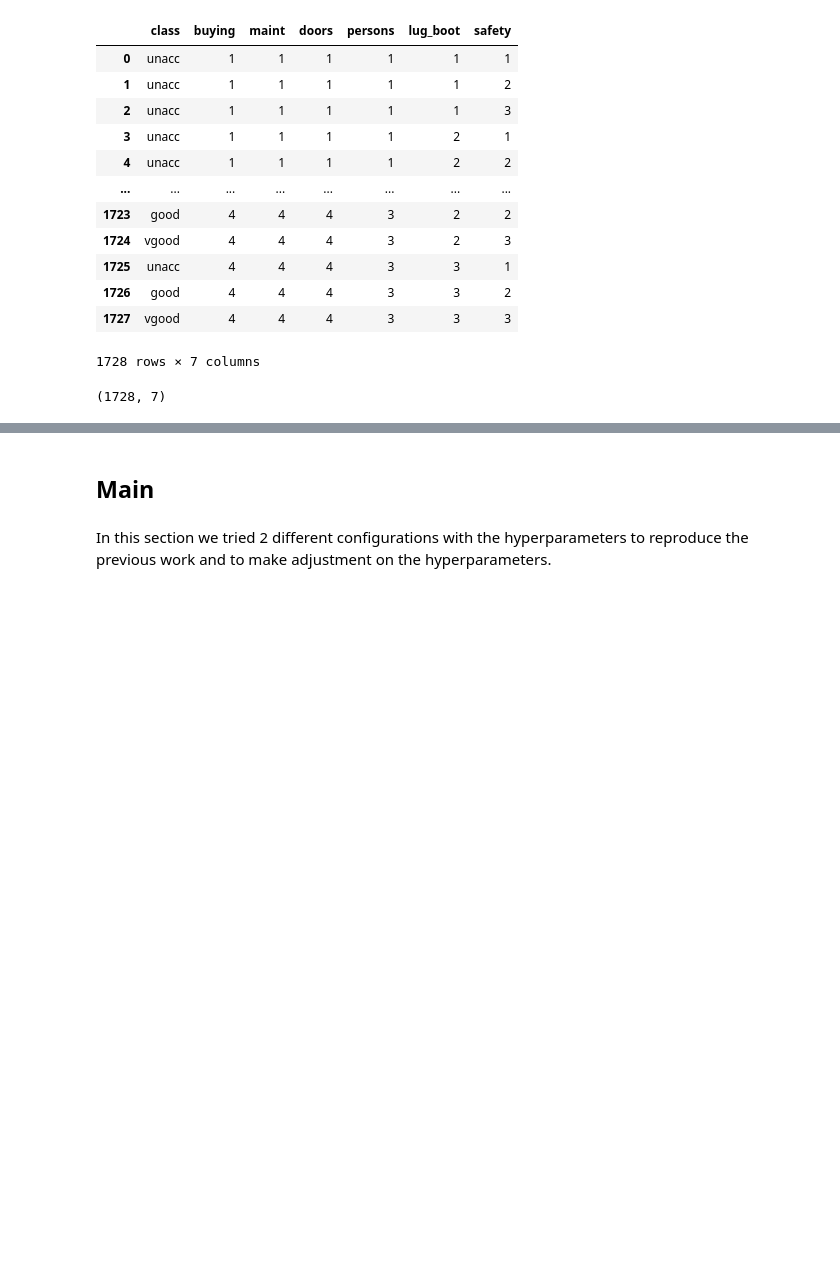
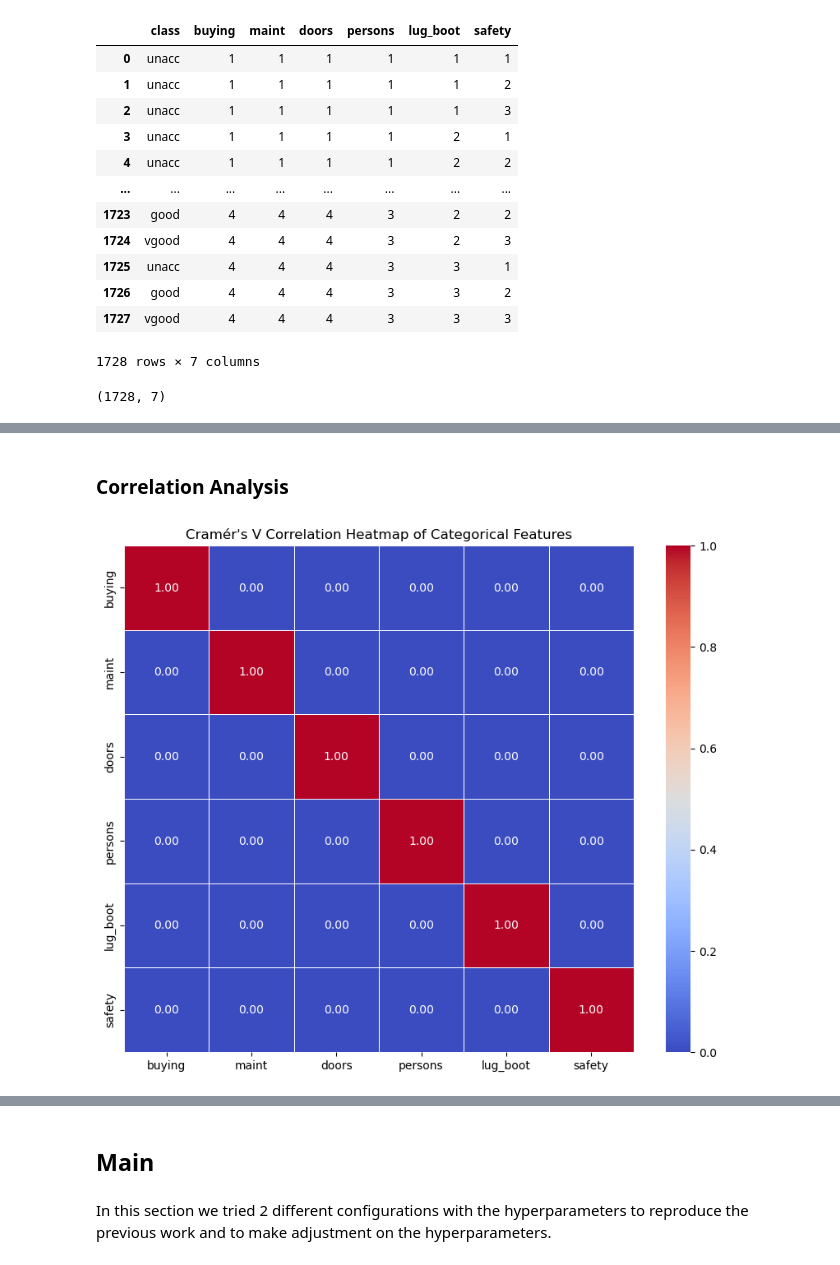
Before and after one commit to Drowsywolf/data2060, a Jupyter notebook: src/Report for Team Loading... .ipynb, the cells around one changed output, grey strips where cells are left out. Cells and saved outputs as stored; diff of their text form; code cells hidden in the pictures; blank space fills up the shorter version.

```diff
--- a/src/Report for Team Loading... .ipynb
+++ b/src/Report for Team Loading... .ipynb
@@ -739,0 +696,6 @@ print(yX_array.shape)
+# %% [markdown]
+### Correlation Analysis
+# %%
+correlation_matrix = plot_heatmap(yX, exclude_columns=['class'])
+# %% [output]
+[figure, added]
```
Also changed, not shown: parts of 99 cells of this notebook, 4 other files.
